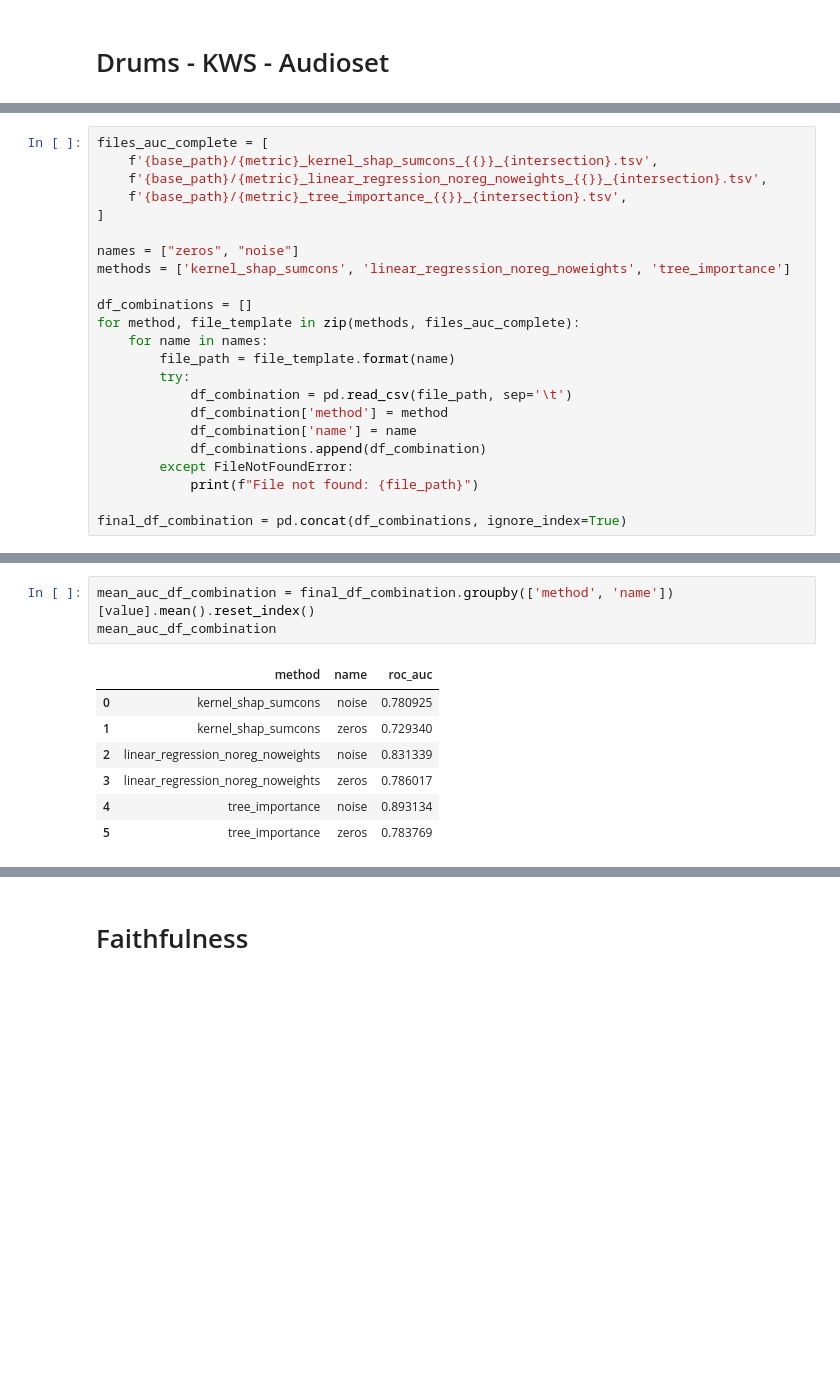
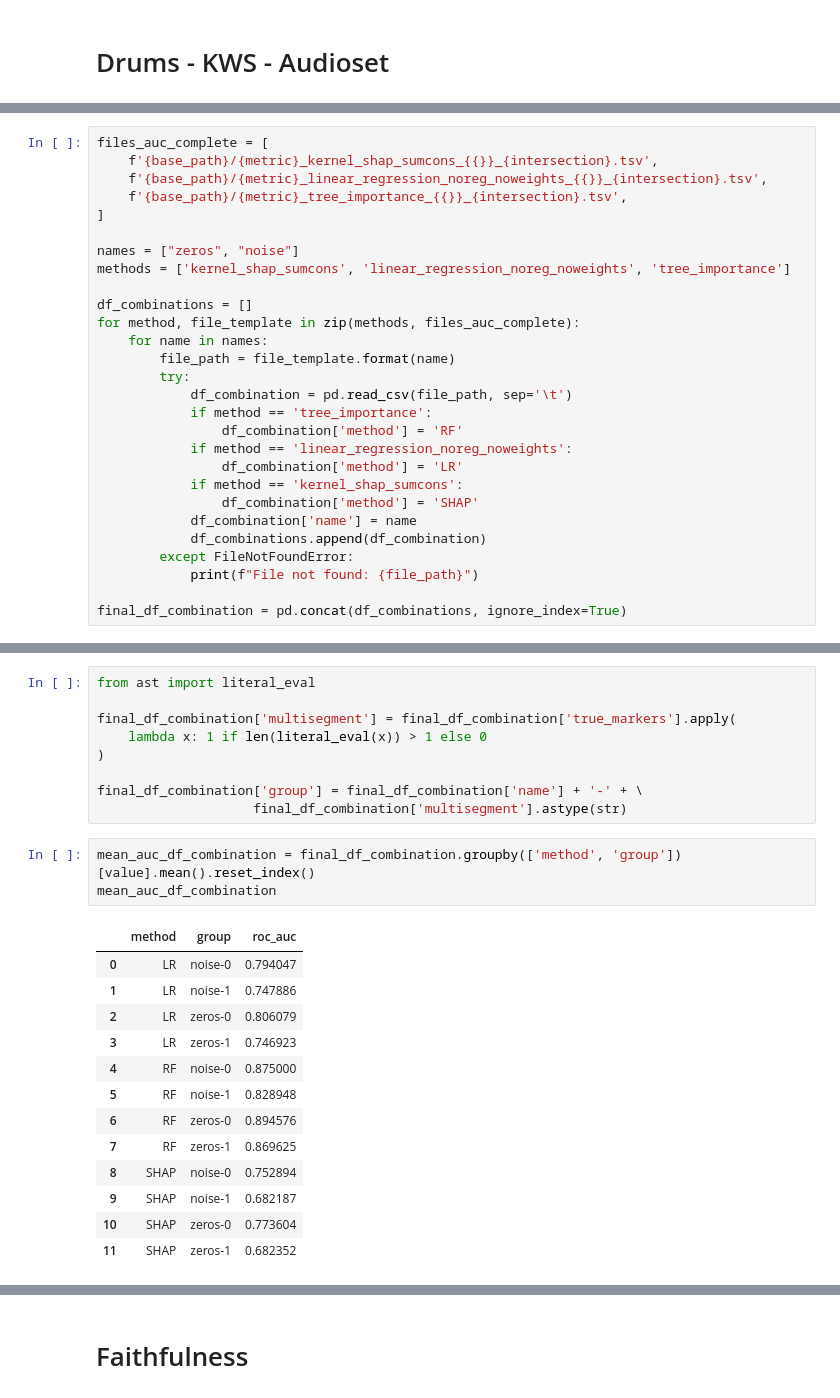
Before and after one commit to ceciliabolanos/explain_where, a Jupyter notebook: metrics_evaluation.ipynb, the cells around one changed output, grey strips where cells are left out. Saved outputs shown, nothing was run; the diff lists cells and outputs as text; blank space fills up the shorter version.

```diff
--- a/metrics_evaluation.ipynb
+++ b/metrics_evaluation.ipynb
@@ -154,7 +154,12 @@ for method, file_template in zip(methods, files_auc_complete):
         file_path = file_template.format(name)
         try:
             df_combination = pd.read_csv(file_path, sep='\t')
-            df_combination['method'] = method
+            if method == 'tree_importance':
+                df_combination['method'] = 'RF'
+            if method == 'linear_regression_noreg_noweights':
+                df_combination['method'] = 'LR'
+            if method == 'kernel_shap_sumcons':
+                df_combination['method'] = 'SHAP'
             df_combination['name'] = name
             df_combinations.append(df_combination)
         except FileNotFoundError:
@@ -166,11 +173,26 @@ EmptyDataError: No columns to parse from file
+# %%
+from ast import literal_eval
+
+final_df_combination['multisegment'] = final_df_combination['true_markers'].apply(
+    lambda x: 1 if len(literal_eval(x)) > 1 else 0
+)
+
+final_df_combination['group'] = final_df_combination['name'] + '-' + \
+                    final_df_combination['multisegment'].astype(str)
 # %%
-mean_auc_df_combination = final_df_combination.groupby(['method', 'name'])[value].mean().reset_index()
+mean_auc_df_combination = final_df_combination.groupby(['method', 'group'])[value].mean().reset_index()
 mean_auc_df_combination
 # %% [output]
-|  | method | name | roc_auc |
-| 0 | kernel_shap_sumcons | noise | 0.780925 |
-| 1 | kernel_shap_sumcons | zeros | 0.729340 |
-| 2 | linear_regression_noreg_noweights | noise | 0.831339 |
-| 3 | linear_regression_noreg_noweights | zeros | 0.786017 |
-| 4 | tree_importance | noise | 0.893134 |
-| 5 | tree_importance | zeros | 0.783769 |
+|  | method | group | roc_auc |
+| 0 | LR | noise-0 | 0.794047 |
+| 1 | LR | noise-1 | 0.747886 |
+| 2 | LR | zeros-0 | 0.806079 |
+| 3 | LR | zeros-1 | 0.746923 |
+| 4 | RF | noise-0 | 0.875000 |
+| 5 | RF | noise-1 | 0.828948 |
+| 6 | RF | zeros-0 | 0.894576 |
+| 7 | RF | zeros-1 | 0.869625 |
+| 8 | SHAP | noise-0 | 0.752894 |
+| 9 | SHAP | noise-1 | 0.682187 |
+| 10 | SHAP | zeros-0 | 0.773604 |
+| 11 | SHAP | zeros-1 | 0.682352 |
```
Also changed, not shown: parts of 10 cells of this notebook, 15 other files.
